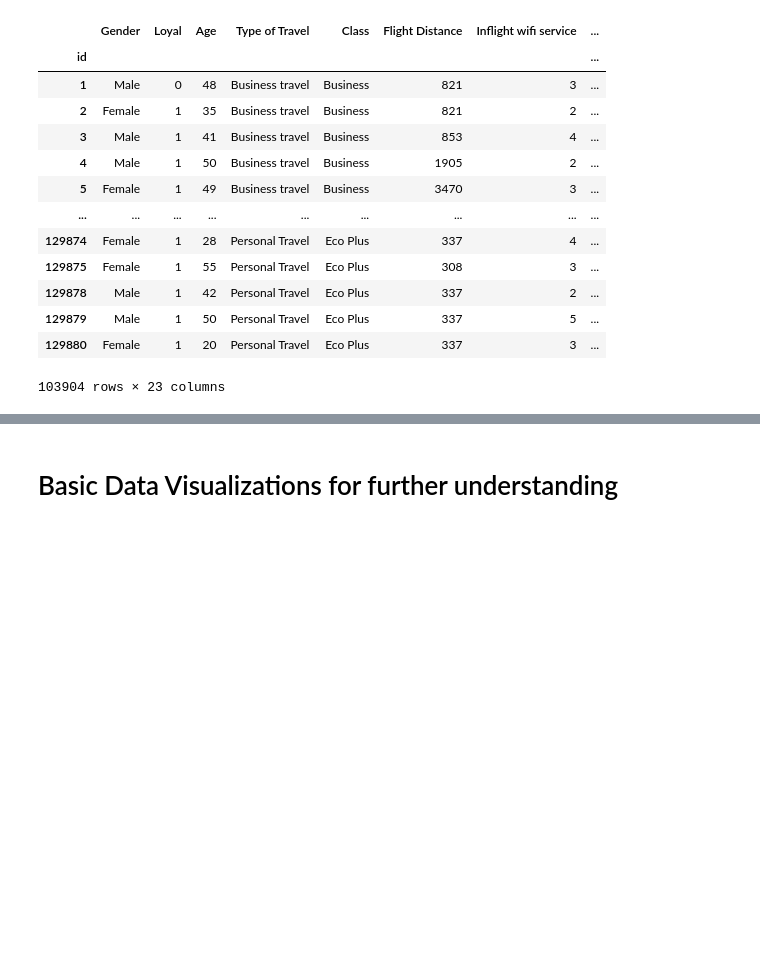
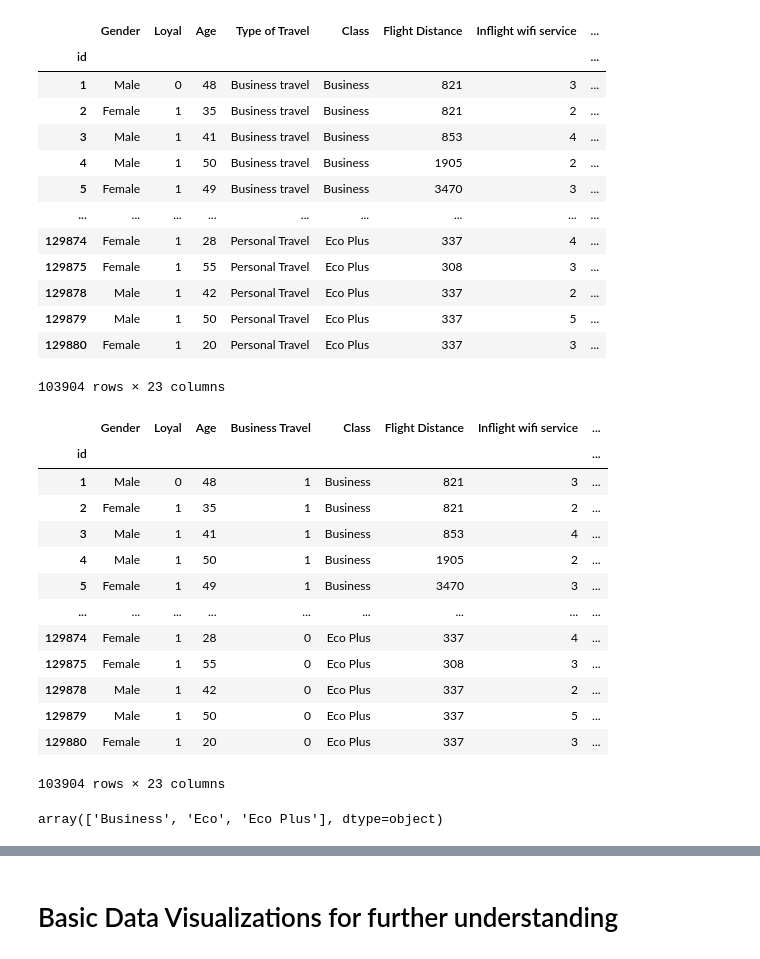
Before and after one commit to leo-cavalcante/airline-passenger-satisfaction, a Jupyter notebook: Airline Passenger Satisfaction.ipynb, the cells around one changed output, grey strips where cells are left out. Saved outputs shown, nothing was run; the diff lists cells and outputs as text; code cells hidden in the pictures; blank space fills up the shorter version.

```diff
--- a/Airline Passenger Satisfaction.ipynb
+++ b/Airline Passenger Satisfaction.ipynb
@@ -156,3 +156,28 @@ airlines
 | 129879 | Male | 1 | 50 | Personal Travel | Eco Plus | 337 | 5 | ... |
 | 129880 | Female | 1 | 20 | Personal Travel | Eco Plus | 337 | 3 | ... |
 103904 rows × 23 columns
+# %%
+# Cleaning column "Satisfaction" to indicate only if customer was satisfied or not
+airlines.rename(columns={'Type of Travel':"Business Travel"}, inplace=True)
+airlines["Business Travel"] = airlines["Business Travel"].apply(lambda x: 1 if x=='Business travel' else 0)
+airlines
+# %% [output]
+|  | Gender | Loyal | Age | Business Travel | Class | Flight Distance | Inflight wifi service | ... |
+| id |  |  |  |  |  |  |  | ... |
+| 1 | Male | 0 | 48 | 1 | Business | 821 | 3 | ... |
+| 2 | Female | 1 | 35 | 1 | Business | 821 | 2 | ... |
+| 3 | Male | 1 | 41 | 1 | Business | 853 | 4 | ... |
+| 4 | Male | 1 | 50 | 1 | Business | 1905 | 2 | ... |
+| 5 | Female | 1 | 49 | 1 | Business | 3470 | 3 | ... |
+| ... | ... | ... | ... | ... | ... | ... | ... | ... |
+| 129874 | Female | 1 | 28 | 0 | Eco Plus | 337 | 4 | ... |
+| 129875 | Female | 1 | 55 | 0 | Eco Plus | 308 | 3 | ... |
+| 129878 | Male | 1 | 42 | 0 | Eco Plus | 337 | 2 | ... |
+| 129879 | Male | 1 | 50 | 0 | Eco Plus | 337 | 5 | ... |
+| 129880 | Female | 1 | 20 | 0 | Eco Plus | 337 | 3 | ... |
+103904 rows × 23 columns
+# %%
+# The last categorical variable that we have Class
+airlines.Class.unique()
+# %% [output]
+array(['Business', 'Eco', 'Eco Plus'], dtype=object)
```
Also changed, not shown: parts of 10 cells of this notebook.
